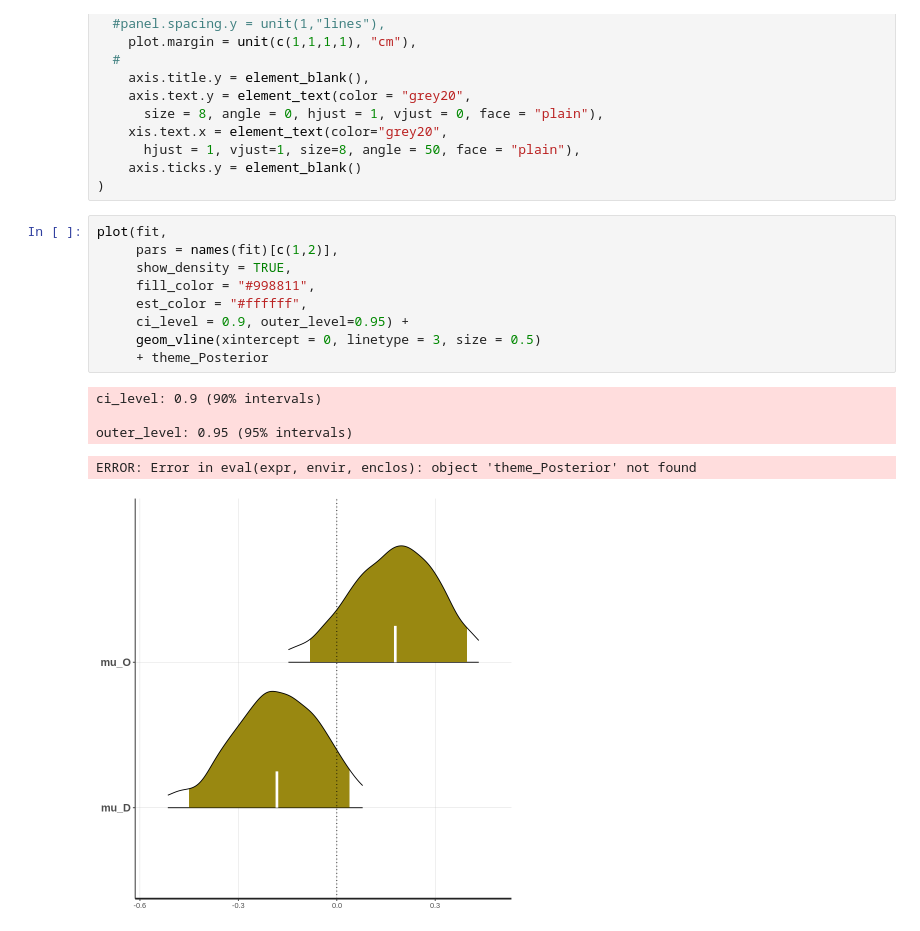
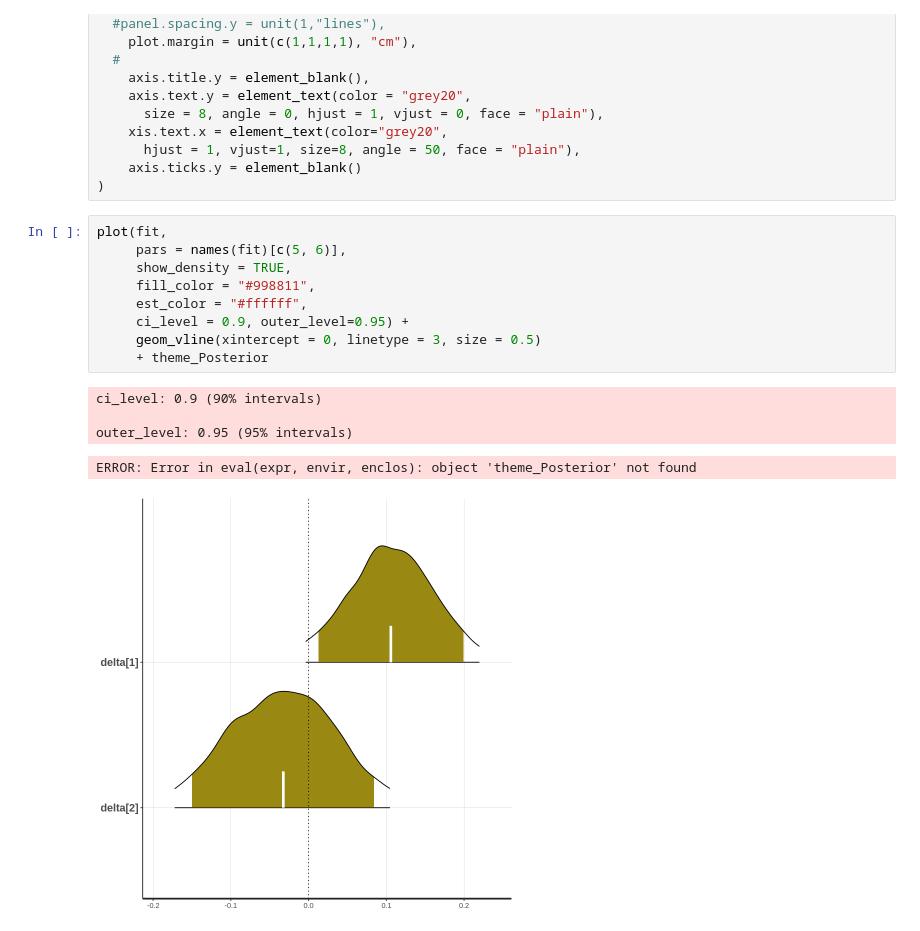
Before and after one commit to hublun/Stan, a Jupyter notebook: Stan/Jupyter/Bundesliga_2020.ipynb, the cells around one changed output. Drawn from its saved outputs; the diff is of its cells as text.

```diff
--- a/Stan/Jupyter/Bundesliga_2020.ipynb
+++ b/Stan/Jupyter/Bundesliga_2020.ipynb
@@ -224,16 +172,16 @@ theme_posterior <- theme(
 )
 # %%
 plot(fit,
-     pars = names(fit)[c(1,2)],
+     pars = names(fit)[c(5, 6)],
      show_density = TRUE,
      fill_color = "#998811",
      est_color = "#ffffff",
      ci_level = 0.9, outer_level=0.95) +
      geom_vline(xintercept = 0, linetype = 3, size = 0.5)
      + theme_Posterior
 # %% [output]
 ci_level: 0.9 (90% intervals)
 
 outer_level: 0.95 (95% intervals)
 ERROR: Error in eval(expr, envir, enclos): object 'theme_Posterior' not found
-[figure, old version]
+[figure, new version]
```
Also changed, not shown: parts of 17 cells of this notebook, 4 other files.
